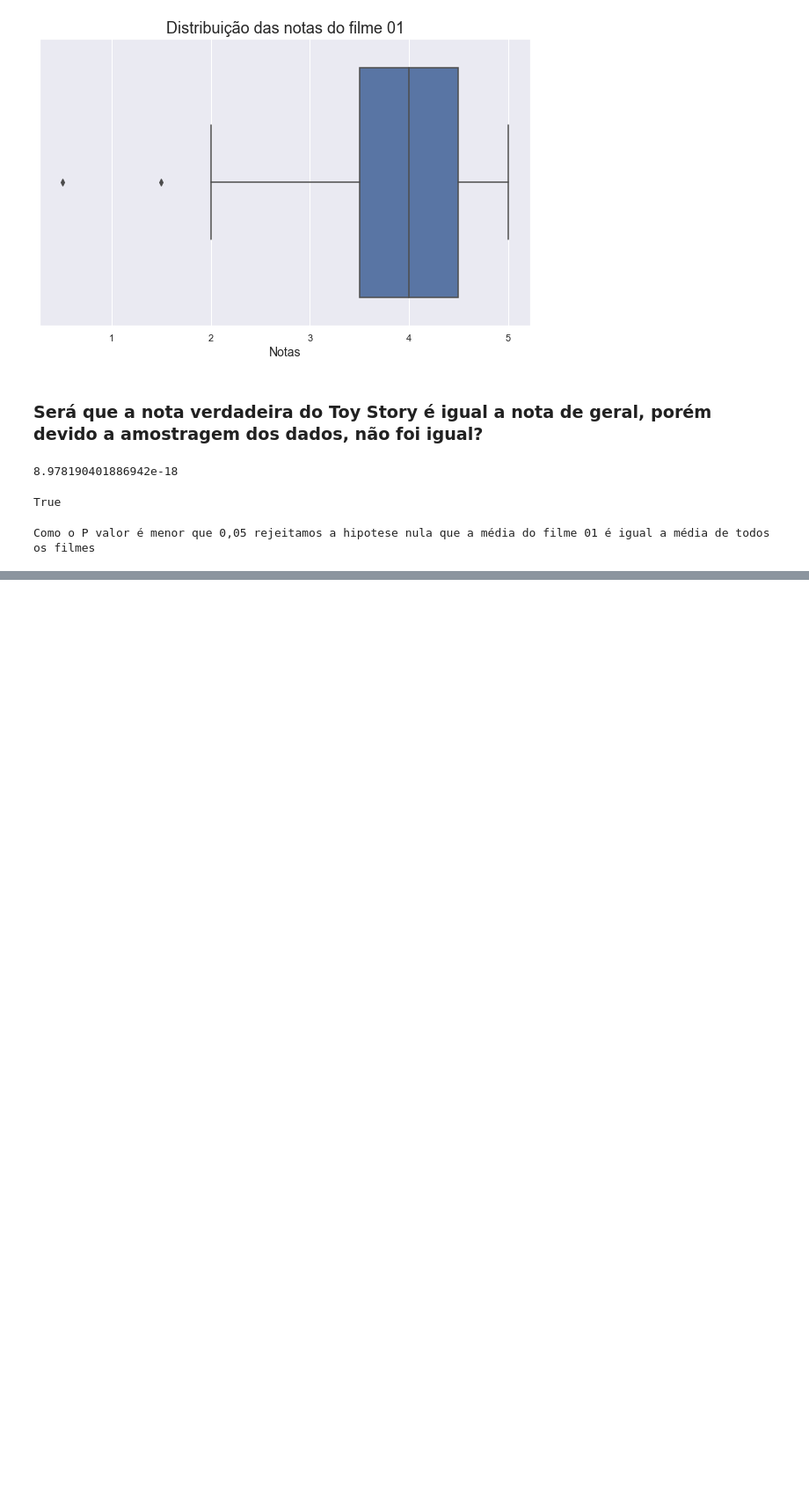
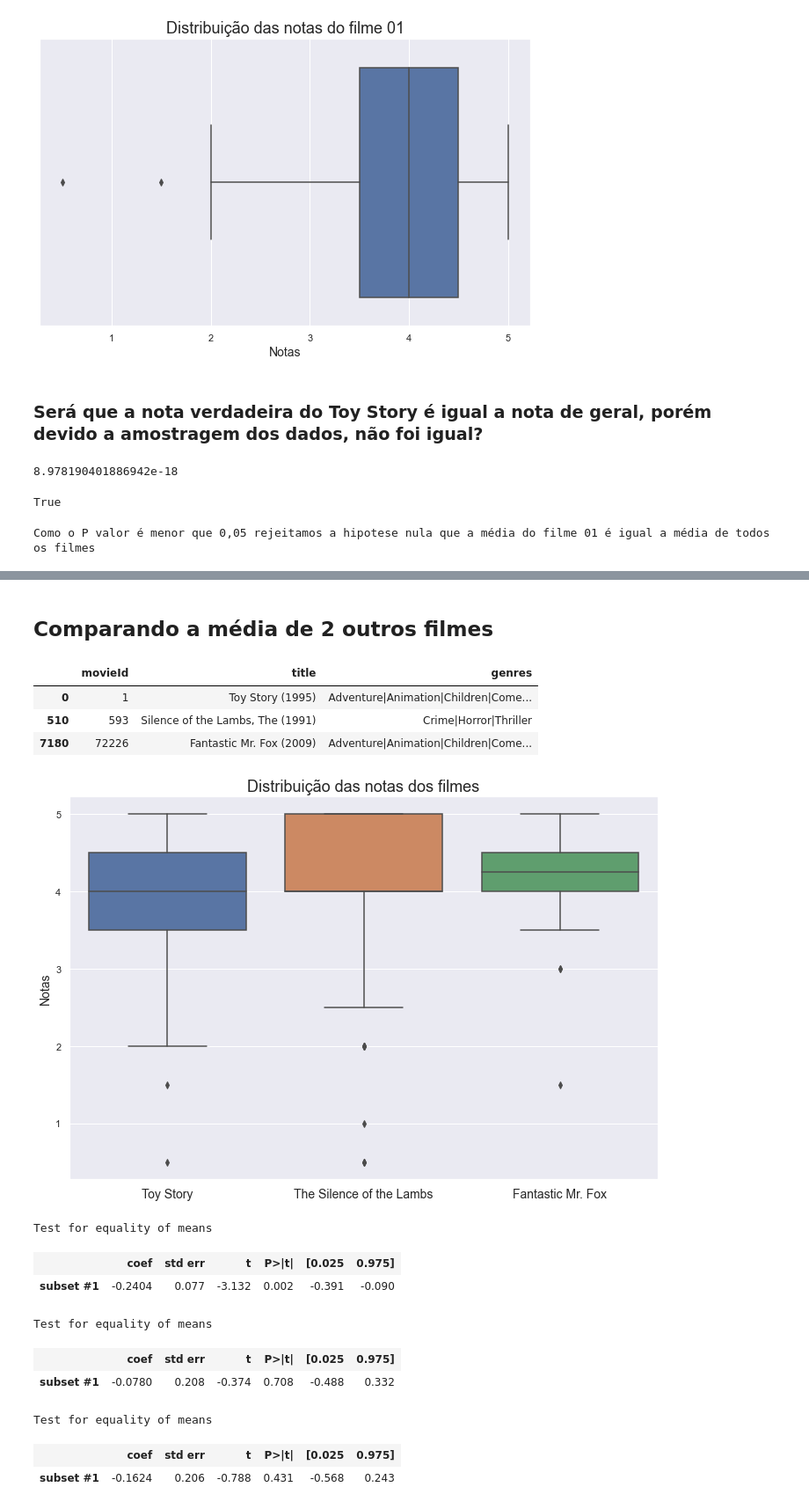
Before and after one commit to guilhermebap/Data-science-personal-study, a Jupyter notebook: Alura/Estatistica/Introdução a testes estatísticos com Python/Aula.ipynb, the cells around one changed output, grey strips where cells are left out. Shown at 88% size. Cells and saved outputs as stored; diff of their text form; code cells hidden in the pictures; blank space fills up the shorter version.

```diff
--- a/Alura/Estatistica/Introdução a testes estatísticos com Python/Aula.ipynb
+++ b/Alura/Estatistica/Introdução a testes estatísticos com Python/Aula.ipynb
@@ -439,0 +532,48 @@ Como o P valor é menor que 0,05 rejeitamos a hipotese nula que a média do film
+# %% [markdown]
+## Comparando a média de 2 outros filmes
+# %%
+filmes.query('movieId in [1, 593, 72226]')
+# %% [output]
+|  | movieId | title | genres |
+| 0 | 1 | Toy Story (1995) | Adventure|Animation|Children|Come... |
+| 510 | 593 | Silence of the Lambs, The (1991) | Crime|Horror|Thriller |
+| 7180 | 72226 | Fantastic Mr. Fox (2009) | Adventure|Animation|Children|Come... |
+# %%
+notas1 = notas.query('movieId == 1')
+notas593 = notas.query('movieId == 593')
+notas72226 = notas.query('movieId == 72226')
+
+fig, ax = plt.subplots(figsize=(12,8))
+sns.boxplot(x='movieId', y='rating', data=notas.query('movieId in [1, 593, 72226]'), ax=ax)
+ax.set_title('Distribuição das notas dos filmes', fontsize=18)
+ax.set_xticklabels(['Toy Story', 'The Silence of the Lambs', 'Fantastic Mr. Fox'], fontsize=14)
+ax.set_ylabel('Notas', fontsize=14)
+ax.set_xlabel('')
+plt.show()
+# %% [output]
+[figure, added]
+# %%
+descr1 = DescrStatsW(notas1.rating)
+descr593 = DescrStatsW(notas593.rating)
+comparacao_de_medias = descr1.get_compare(descr593)
+comparacao_de_medias.summary()
+# %% [output]
+Test for equality of means
+|  | coef | std err | t | P>|t| | [0.025 | 0.975] |
+| subset #1 | -0.2404 | 0.077 | -3.132 | 0.002 | -0.391 | -0.090 |
+# %%
+descr7226 = DescrStatsW(notas72226.rating)
+descr593 = DescrStatsW(notas593.rating)
+comparacao_de_medias = descr7226.get_compare(descr593)
+comparacao_de_medias.summary()
+# %% [output]
+Test for equality of means
+|  | coef | std err | t | P>|t| | [0.025 | 0.975] |
+| subset #1 | -0.0780 | 0.208 | -0.374 | 0.708 | -0.488 | 0.332 |
+# %%
+comparacao_de_medias = descr1.get_compare(descr7226)
+comparacao_de_medias.summary()
+# %% [output]
+Test for equality of means
+|  | coef | std err | t | P>|t| | [0.025 | 0.975] |
+| subset #1 | -0.1624 | 0.206 | -0.788 | 0.431 | -0.568 | 0.243 |
```
Also changed, not shown: parts of 20 cells of this notebook, 1 other file.
